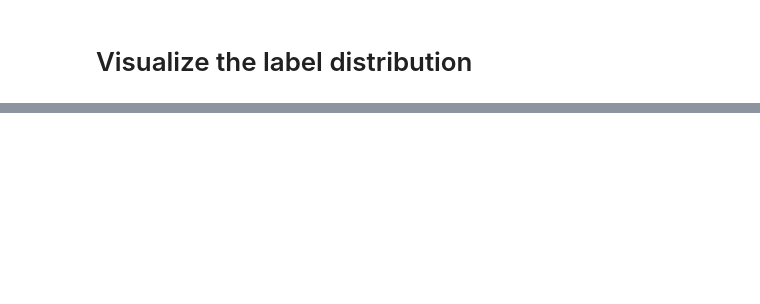
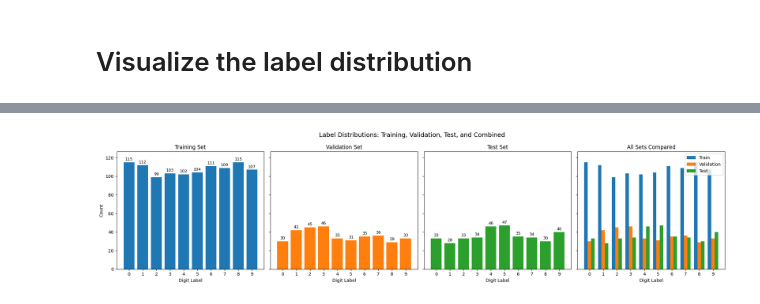
Before and after one commit to chidimo/AI-MSc, a Jupyter notebook: dl_week3_feedforward_neural_network.ipynb, the cells around one changed output, grey strips where cells are left out. Saved outputs shown, nothing was run; the diff lists cells and outputs as text; code cells hidden in the pictures; blank space fills up the shorter version.

```diff
--- a/dl_week3_feedforward_neural_network.ipynb
+++ b/dl_week3_feedforward_neural_network.ipynb
@@ -126,0 +174,56 @@ plt.show()
+# %%
+import numpy as np
+import matplotlib.pyplot as plt
+
+# --- Label counts ---
+train_counts = np.sum(y_train, axis=0)
+val_counts   = np.sum(y_val, axis=0)
+test_counts  = np.sum(y_test, axis=0)
+labels = np.arange(10)
+
+datasets = [
+    ("Training Set", train_counts, "#1f77b4"),
+    ("Validation Set", val_counts, "#ff7f0e"),
+    ("Test Set", test_counts, "#2ca02c")
+]
+
+# --- Create 1x4 subplots ---
+fig, axes = plt.subplots(1, 4, figsize=(20, 5), sharey=True)
+
+# Plot first 3 individual distributions
+for ax, (title, counts, color) in zip(axes[:3], datasets):
+    bars = ax.bar(labels, counts, color=color)
+    ax.set_title(title)
+    ax.set_xlabel("Digit Label")
+    ax.set_xticks(labels)
+    ax.set_ylim(0, max(train_counts.max(), val_counts.max(), test_counts.max()) * 1.1)
+
+    # Add count labels above each bar
+    for bar in bars:
+        height = bar.get_height()
+        ax.text(
+            bar.get_x() + bar.get_width() / 2,
+            height + 1,
+            f"{int(height)}",
+            ha='center',
+            va='bottom',
+            fontsize=9
+        )
+
+axes[0].set_ylabel("Count")
+
+# --- Combined subplot ---
+bar_width = 0.25
+axes[3].bar(labels - bar_width, train_counts, width=bar_width, label="Train", color="#1f77b4")
+axes[3].bar(labels, val_counts, width=bar_width, label="Validation", color="#ff7f0e")
+axes[3].bar(labels + bar_width, test_counts, width=bar_width, label="Test", color="#2ca02c")
+axes[3].set_title("All Sets Compared")
+axes[3].set_xlabel("Digit Label")
+axes[3].set_xticks(labels)
+axes[3].legend()
+
+plt.suptitle("Label Distributions: Training, Validation, Test, and Combined", fontsize=14)
+plt.tight_layout()
+plt.show()
+# %% [output]
+[figure, added]
```
Also changed, not shown: parts of 8 cells of this notebook, 1 other file.
